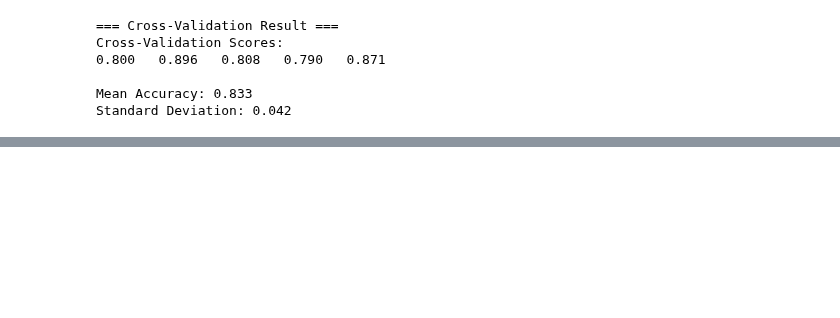
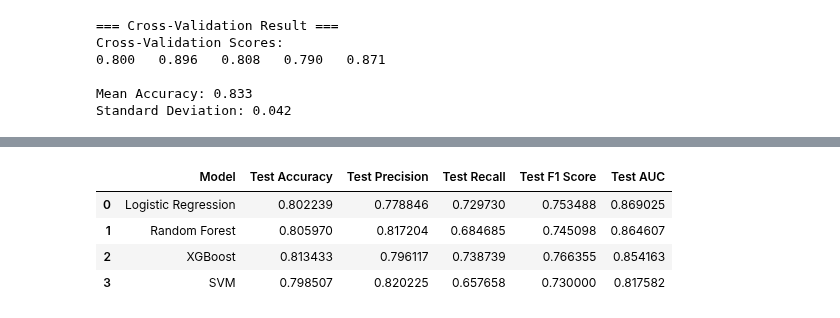
Before and after one commit to tshihab07/Titanic-Life-Prediction, a Jupyter notebook: advancedModeling.ipynb, the cells around one changed output, grey strips where cells are left out. Drawn from its saved outputs; the diff is of its cells as text; code cells hidden in the pictures; blank space fills up the shorter version.

```diff
--- a/advancedModeling.ipynb
+++ b/advancedModeling.ipynb
@@ -699,0 +724,19 @@ Standard Deviation: 0.042
+# %%
+# Evaluate Models on Test Set
+test_evaluation = pd.DataFrame({
+    'Model': ['Logistic Regression', 'Random Forest', 'XGBoost', 'SVM'],
+    'Test Accuracy': [lr_test_acc, rf_test_acc, xgb_test_acc, svm_test_acc],
+    'Test Precision': [lr_test_precision, rf_test_precision, xgb_test_precision, svm_test_precision],
+    'Test Recall': [lr_test_recall, rf_test_recall, xgb_test_recall, svm_test_recall],
+    'Test F1 Score': [lr_test_f1, rf_test_f1, xgb_test_f1, svm_test_f1],
+    'Test AUC': [lr_test_auc, rf_test_auc, xgb_test_auc, svm_test_auc]
+})
+
+# Show evaluation
+test_evaluation
+# %% [output]
+|  | Model | Test Accuracy | Test Precision | Test Recall | Test F1 Score | Test AUC |
+| 0 | Logistic Regression | 0.802239 | 0.778846 | 0.729730 | 0.753488 | 0.869025 |
+| 1 | Random Forest | 0.805970 | 0.817204 | 0.684685 | 0.745098 | 0.864607 |
+| 2 | XGBoost | 0.813433 | 0.796117 | 0.738739 | 0.766355 | 0.854163 |
+| 3 | SVM | 0.798507 | 0.820225 | 0.657658 | 0.730000 | 0.817582 |
```
Also changed, not shown: parts of 32 cells of this notebook.
